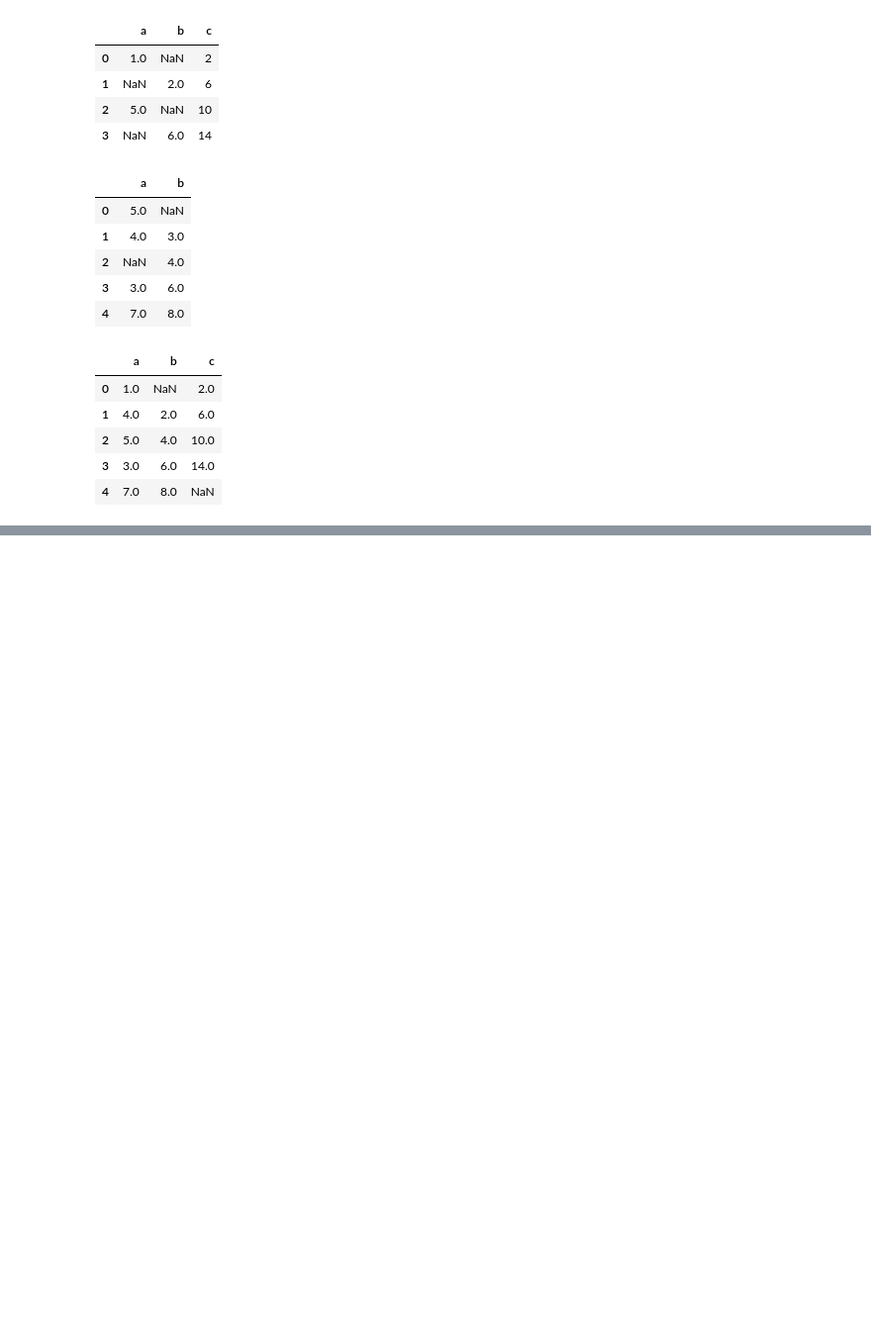
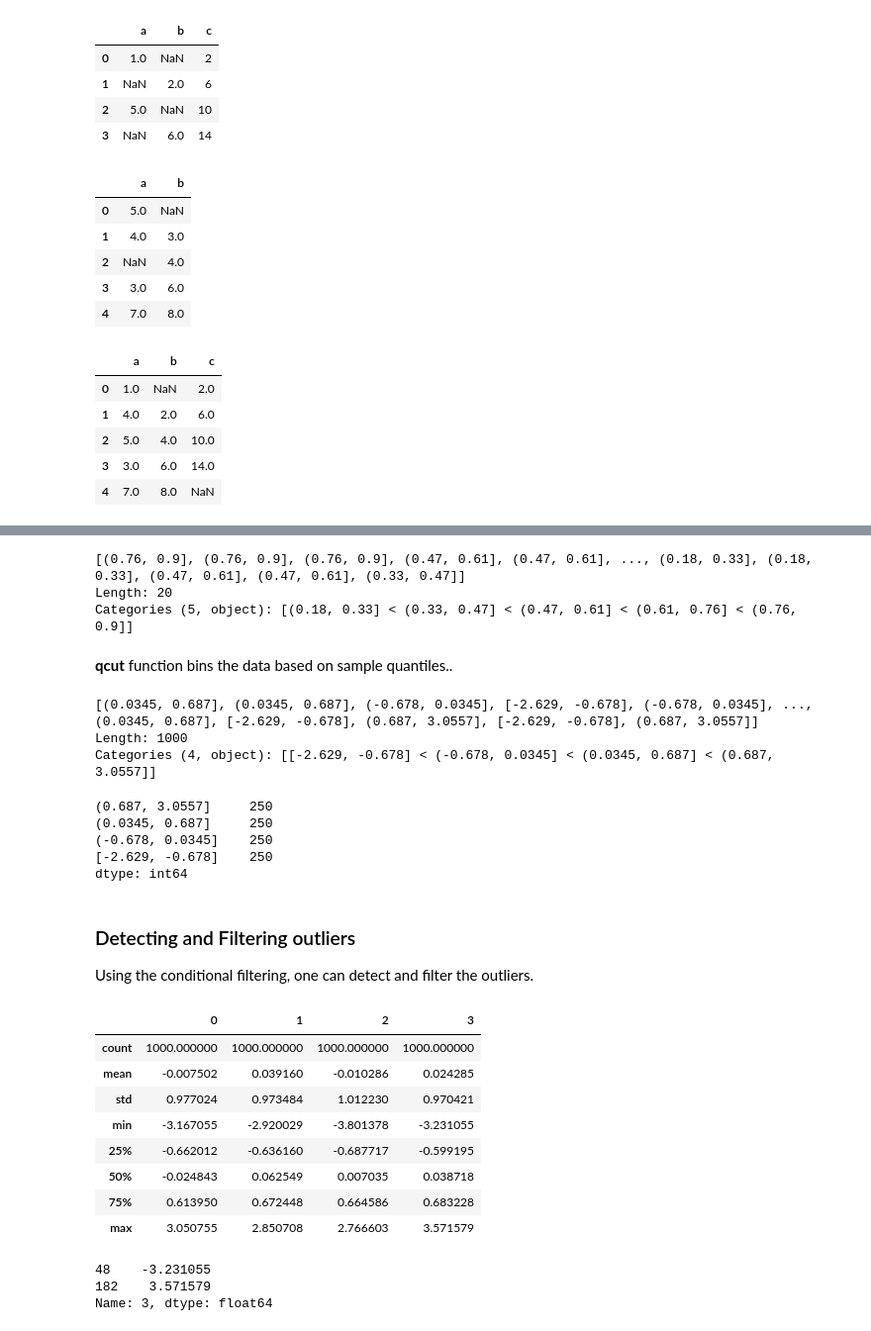
Before and after one commit to dolremi/Python-Notes, a Jupyter notebook: Pandas/Data_Processing.ipynb, the cells around one changed output, grey strips where cells are left out. Shown: that part at 99% size. Saved outputs shown, nothing was run; the diff lists cells and outputs as text; code cells hidden in the pictures; blank space fills up the shorter version.

```diff
--- a/Pandas/Data_Processing.ipynb
+++ b/Pandas/Data_Processing.ipynb
@@ -502,0 +786,49 @@ df1.combine_first(df2)
+# %%
+data = np.random.rand(20)
+pd.cut(data, 5, precision=2)
+# %% [output]
+[(0.76, 0.9], (0.76, 0.9], (0.76, 0.9], (0.47, 0.61], (0.47, 0.61], ..., (0.18, 0.33], (0.18, 0.33], (0.47, 0.61], (0.47, 0.61], (0.33, 0.47]]
+Length: 20
+Categories (5, object): [(0.18, 0.33] < (0.33, 0.47] < (0.47, 0.61] < (0.61, 0.76] < (0.76, 0.9]]
+# %% [markdown]
+__qcut__ function bins the data based on sample quantiles..
+# %%
+data = np.random.randn(1000)
+cats = pd.qcut(data, 4)
+cats
+# %% [output]
+[(0.0345, 0.687], (0.0345, 0.687], (-0.678, 0.0345], [-2.629, -0.678], (-0.678, 0.0345], ..., (0.0345, 0.687], [-2.629, -0.678], (0.687, 3.0557], [-2.629, -0.678], (0.687, 3.0557]]
+Length: 1000
+Categories (4, object): [[-2.629, -0.678] < (-0.678, 0.0345] < (0.0345, 0.687] < (0.687, 3.0557]]
+# %%
+pd.value_counts(cats)
+# %% [output]
+(0.687, 3.0557]     250
+(0.0345, 0.687]     250
+(-0.678, 0.0345]    250
+[-2.629, -0.678]    250
+dtype: int64
+# %% [markdown]
+### Detecting and Filtering outliers
+Using the conditional filtering, one can detect and filter the outliers.
+# %%
+np.random.seed(123)
+data = pd.DataFrame(np.random.randn(1000, 4))
+data.describe()
+# %% [output]
+|  | 0 | 1 | 2 | 3 |
+| count | 1000.000000 | 1000.000000 | 1000.000000 | 1000.000000 |
+| mean | -0.007502 | 0.039160 | -0.010286 | 0.024285 |
+| std | 0.977024 | 0.973484 | 1.012230 | 0.970421 |
+| min | -3.167055 | -2.920029 | -3.801378 | -3.231055 |
+| 25% | -0.662012 | -0.636160 | -0.687717 | -0.599195 |
+| 50% | -0.024843 | 0.062549 | 0.007035 | 0.038718 |
+| 75% | 0.613950 | 0.672448 | 0.664586 | 0.683228 |
+| max | 3.050755 | 2.850708 | 2.766603 | 3.571579 |
+# %%
+col = data[3]
+col[np.abs(col) > 3]
+# %% [output]
+48    -3.231055
+182    3.571579
+Name: 3, dtype: float64
```
Also changed, not shown: parts of 61 cells of this notebook.
